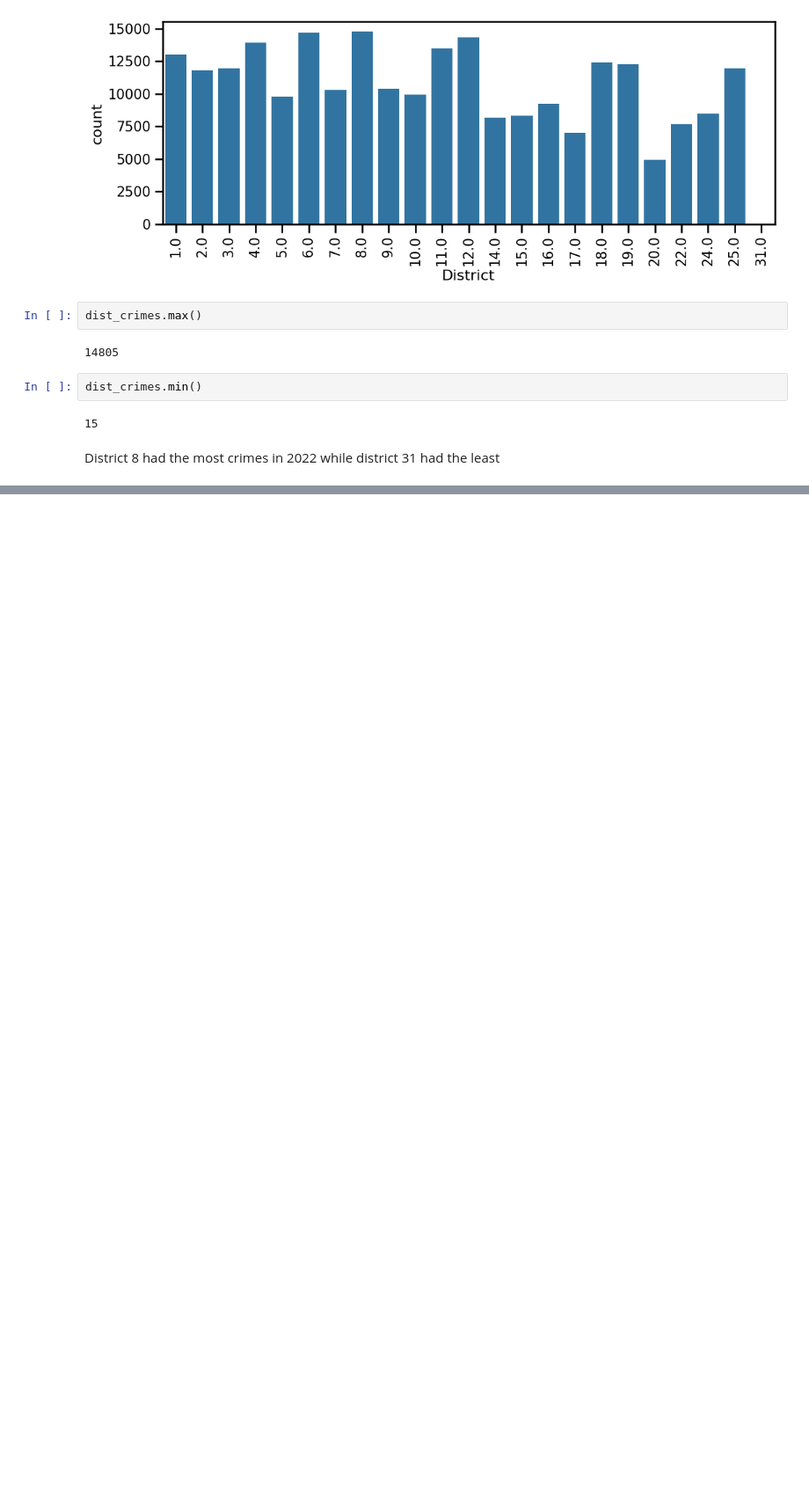
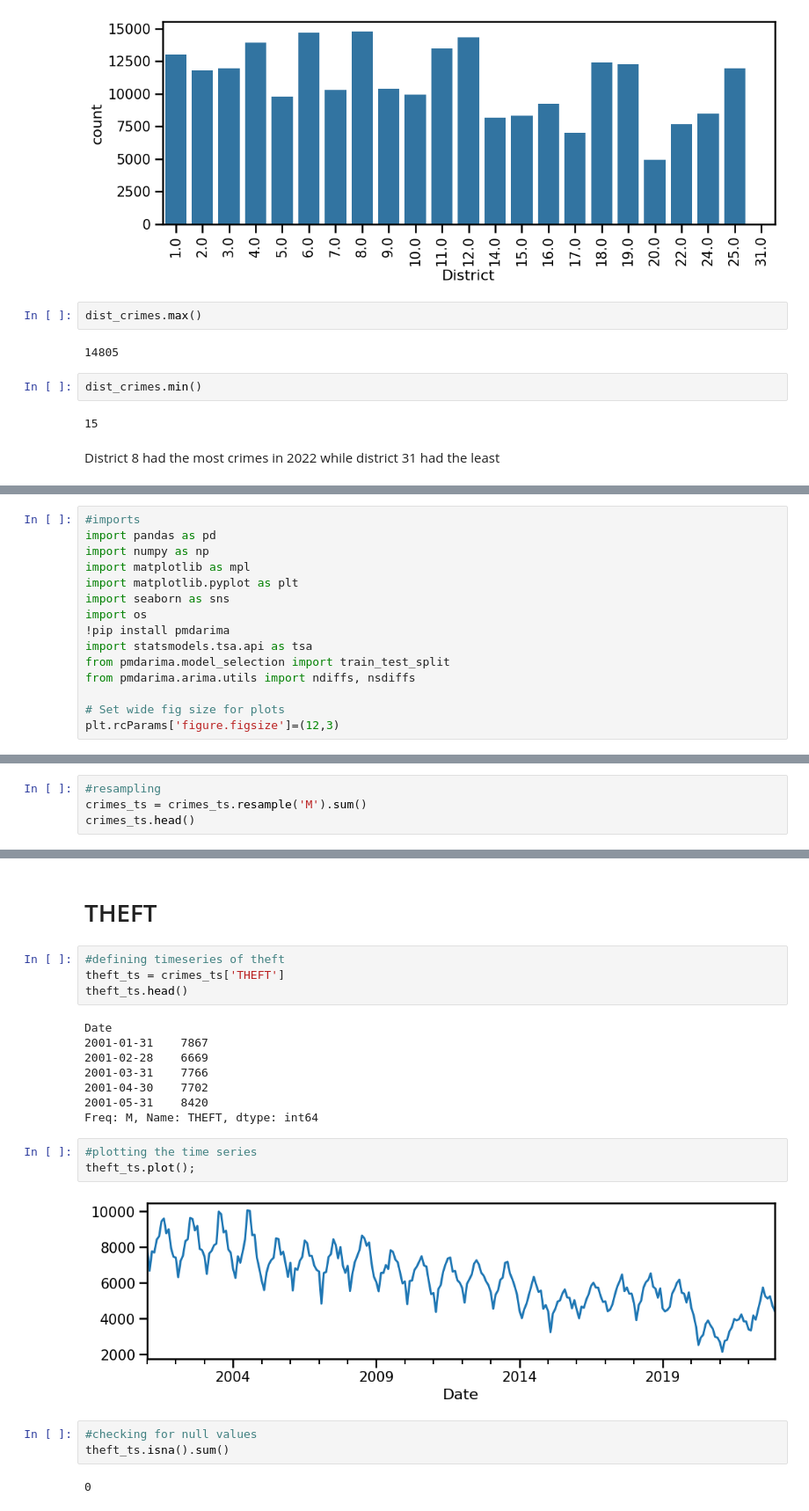
Before and after one commit to lkivumbi/Project-3, a Jupyter notebook: Project_3.ipynb, the cells around one changed output, grey strips where cells are left out. Shown at 88% size. Saved outputs shown, nothing was run; the diff lists cells and outputs as text; blank space fills up the shorter version.

```diff
--- a/Project_3.ipynb
+++ b/Project_3.ipynb
@@ -608,0 +613,15 @@ District 8 had the most crimes in 2022 while district 31 had the least
+# %%
+#imports
+import pandas as pd
+import numpy as np
+import matplotlib as mpl
+import matplotlib.pyplot as plt
+import seaborn as sns
+import os
+!pip install pmdarima
+import statsmodels.tsa.api as tsa
+from pmdarima.model_selection import train_test_split
+from pmdarima.arima.utils import ndiffs, nsdiffs
+
+# Set wide fig size for plots
+plt.rcParams['figure.figsize']=(12,3)
@@ -608,0 +792,4 @@ District 8 had the most crimes in 2022 while district 31 had the least
+# %%
+#resampling
+crimes_ts = crimes_ts.resample('M').sum()
+crimes_ts.head()
@@ -608,0 +804,24 @@ District 8 had the most crimes in 2022 while district 31 had the least
+# %% [markdown]
+# THEFT
+# %%
+#defining timeseries of theft
+theft_ts = crimes_ts['THEFT']
+theft_ts.head()
+# %% [output]
+Date
+2001-01-31    7867
+2001-02-28    6669
+2001-03-31    7766
+2001-04-30    7702
+2001-05-31    8420
+Freq: M, Name: THEFT, dtype: int64
+# %%
+#plotting the time series
+theft_ts.plot();
+# %% [output]
+[figure, added]
+# %%
+#checking for null values
+theft_ts.isna().sum()
+# %% [output]
+0
```
Also changed, not shown: parts of 82 cells of this notebook.
